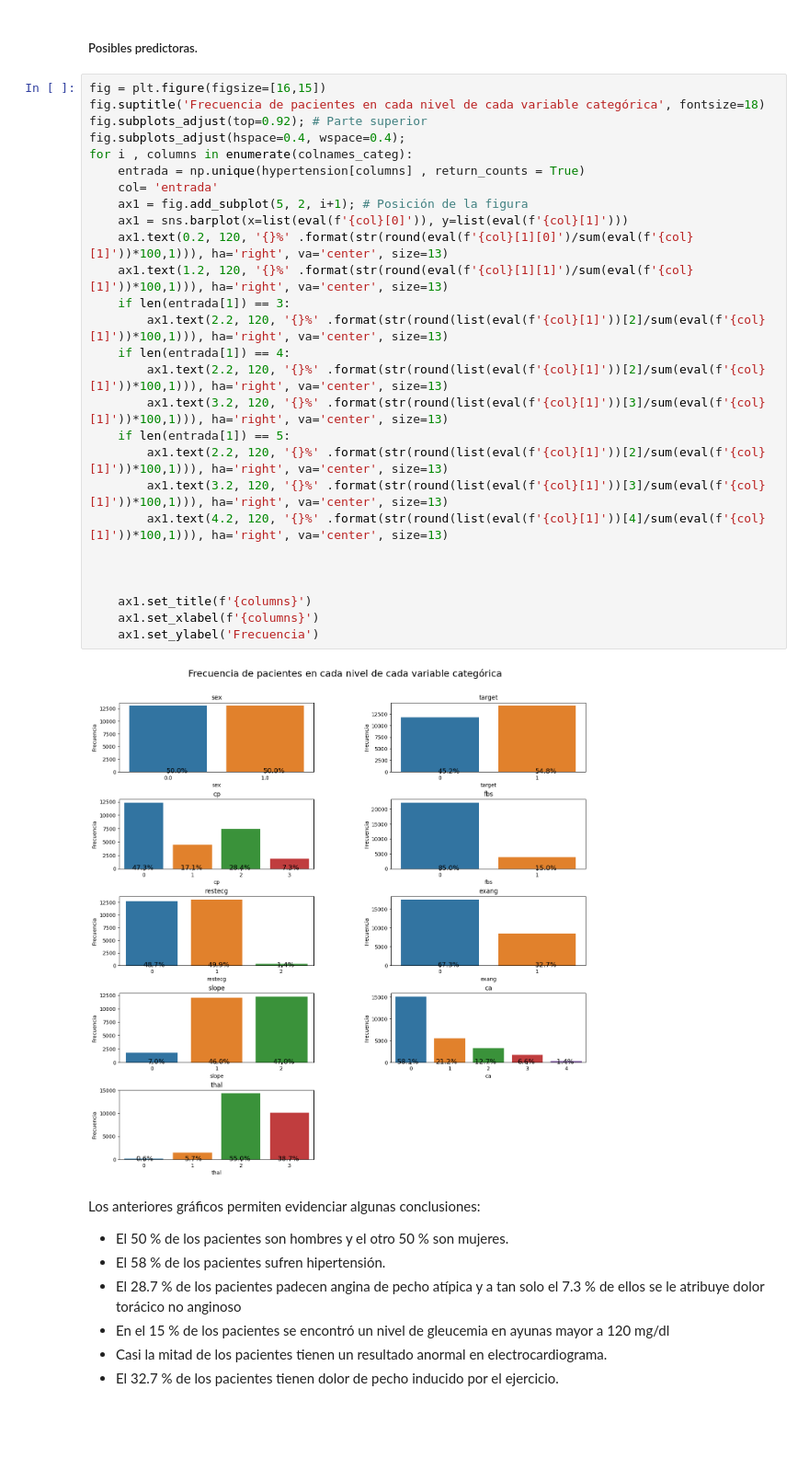
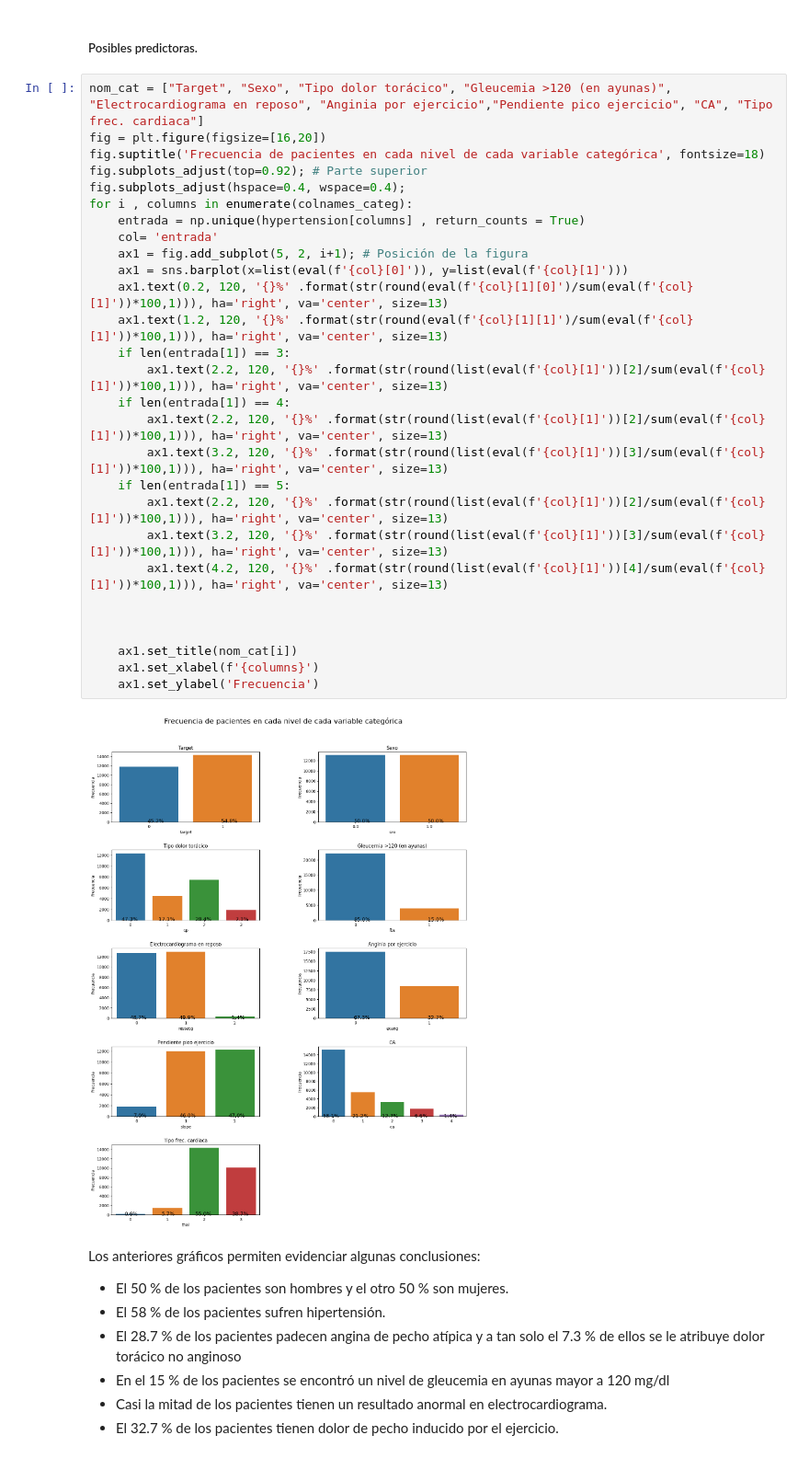
Before and after one commit to YojanAlcaraz28/DSCH-Desafios, a Jupyter notebook: notebooks/Desafío3-Clase7/ProyectoDS_ParteI_Alcaraz.ipynb, the cells around one changed output. Shown at 92% size. Drawn from its saved outputs; the diff is of its cells as text; blank space fills up the shorter version.

```diff
--- a/notebooks/Desafío3-Clase7/ProyectoDS_ParteI_Alcaraz.ipynb
+++ b/notebooks/Desafío3-Clase7/ProyectoDS_ParteI_Alcaraz.ipynb
@@ -247,34 +247,35 @@ Las salidas anteriores permiten concluir que la cantidad de hombres y mujeres co
 # %% [markdown]
 ##### Posibles predictoras.
 # %%
-fig = plt.figure(figsize=[16,15])
+nom_cat = ["Target", "Sexo", "Tipo dolor torácico", "Gleucemia >120 (en ayunas)", "Electrocardiograma en reposo", "Anginia por ejercicio","Pendiente pico ejercicio", "CA", "Tipo frec. cardiaca"]
+fig = plt.figure(figsize=[16,20])
 fig.suptitle('Frecuencia de pacientes en cada nivel de cada variable categórica', fontsize=18)
 fig.subplots_adjust(top=0.92); # Parte superior
 fig.subplots_adjust(hspace=0.4, wspace=0.4);
 for i , columns in enumerate(colnames_categ):
     entrada = np.unique(hypertension[columns] , return_counts = True)
     col= 'entrada'
     ax1 = fig.add_subplot(5, 2, i+1); # Posición de la figura
     ax1 = sns.barplot(x=list(eval(f'{col}[0]')), y=list(eval(f'{col}[1]')))
     ax1.text(0.2, 120, '{}%' .format(str(round(eval(f'{col}[1][0]')/sum(eval(f'{col}[1]'))*100,1))), ha='right', va='center', size=13)
     ax1.text(1.2, 120, '{}%' .format(str(round(eval(f'{col}[1][1]')/sum(eval(f'{col}[1]'))*100,1))), ha='right', va='center', size=13)
     if len(entrada[1]) == 3:
         ax1.text(2.2, 120, '{}%' .format(str(round(list(eval(f'{col}[1]'))[2]/sum(eval(f'{col}[1]'))*100,1))), ha='right', va='center', size=13)
     if len(entrada[1]) == 4:
         ax1.text(2.2, 120, '{}%' .format(str(round(list(eval(f'{col}[1]'))[2]/sum(eval(f'{col}[1]'))*100,1))), ha='right', va='center', size=13)
         ax1.text(3.2, 120, '{}%' .format(str(round(list(eval(f'{col}[1]'))[3]/sum(eval(f'{col}[1]'))*100,1))), ha='right', va='center', size=13)
     if len(entrada[1]) == 5:
         ax1.text(2.2, 120, '{}%' .format(str(round(list(eval(f'{col}[1]'))[2]/sum(eval(f'{col}[1]'))*100,1))), ha='right', va='center', size=13)
         ax1.text(3.2, 120, '{}%' .format(str(round(list(eval(f'{col}[1]'))[3]/sum(eval(f'{col}[1]'))*100,1))), ha='right', va='center', size=13)
         ax1.text(4.2, 120, '{}%' .format(str(round(list(eval(f'{col}[1]'))[4]/sum(eval(f'{col}[1]'))*100,1))), ha='right', va='center', size=13)
 
 
 
-    ax1.set_title(f'{columns}')
+    ax1.set_title(nom_cat[i])
     ax1.set_xlabel(f'{columns}')
     ax1.set_ylabel('Frecuencia')
 # %% [output]
-[figure, old version]
+[figure, new version]
 # %% [markdown]
 Los anteriores gráficos permiten evidenciar algunas conclusiones:
 
```
Also changed, not shown: parts of 20 cells of this notebook.
